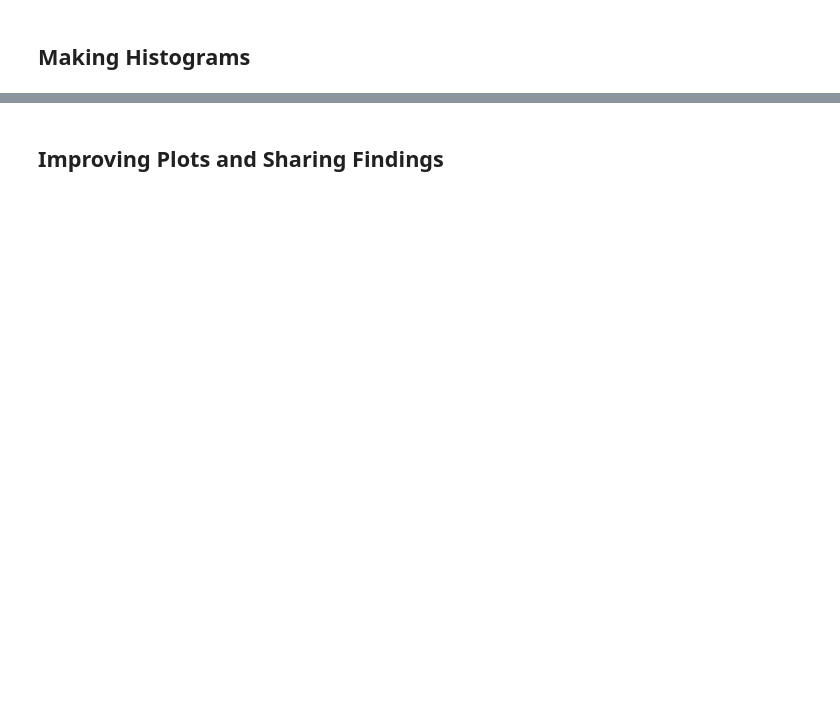
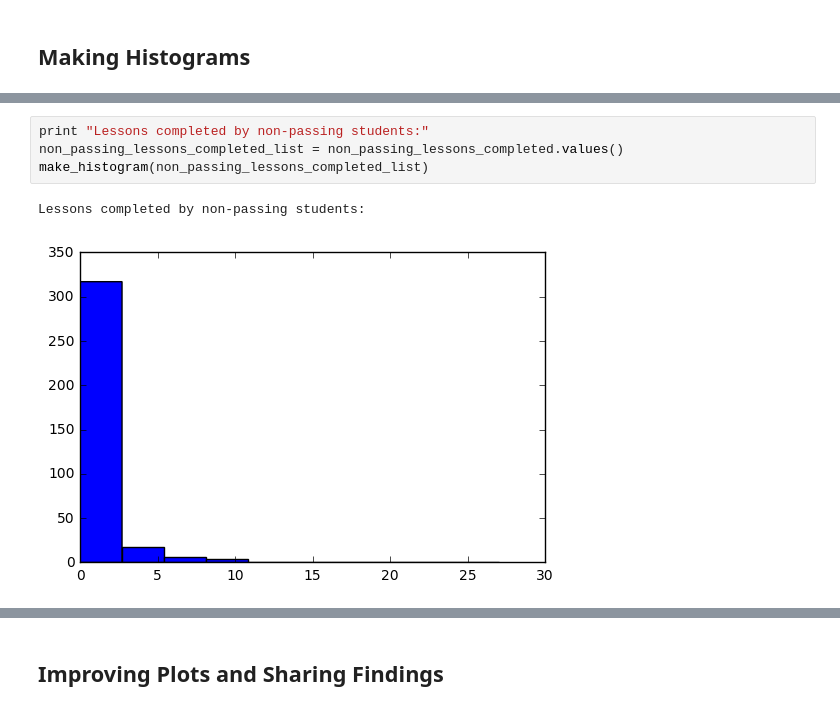
Before and after one commit to bjemcnally/Udacity-IPND-Notes, a Jupyter notebook: L1_Starter_Code.ipynb, the cells around one changed output, grey strips where cells are left out. Cells and saved outputs as stored; diff of their text form; blank space fills up the shorter version.

```diff
--- a/L1_Starter_Code.ipynb
+++ b/L1_Starter_Code.ipynb
@@ -597,0 +682,7 @@ TypeError: unhashable type: 'dict'
+# %%
+print "Lessons completed by non-passing students:"
+non_passing_lessons_completed_list = non_passing_lessons_completed.values()
+make_histogram(non_passing_lessons_completed_list)
+# %% [output]
+Lessons completed by non-passing students:
+[figure, added]
```
Also changed, not shown: parts of 9 cells of this notebook, 2 other files.
